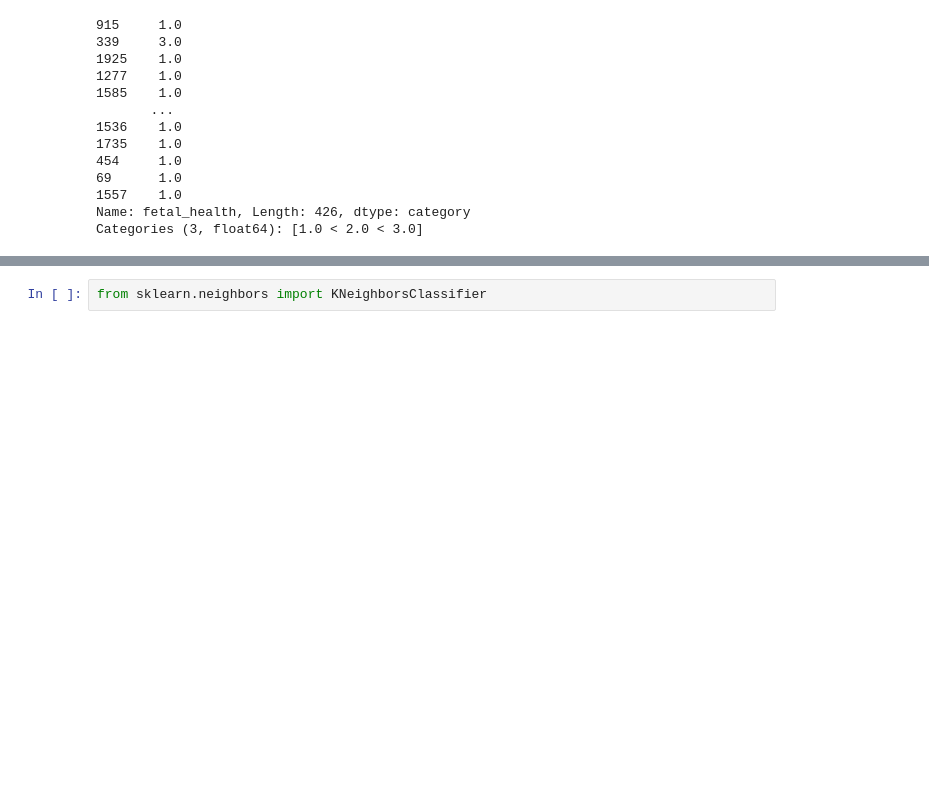
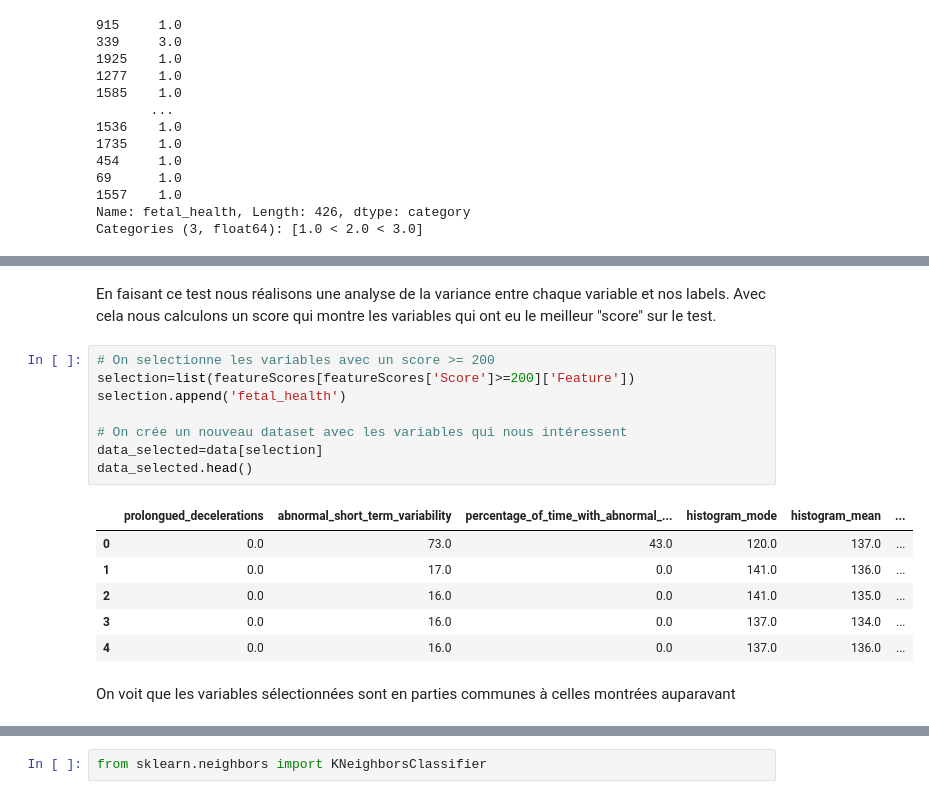
Before and after one commit to smanchajm/SY09-Fetal-Health-Prediction, a Jupyter notebook: supervised_prediction.ipynb, the cells around one changed output, grey strips where cells are left out. Cells and saved outputs as stored; diff of their text form; blank space fills up the shorter version.

```diff
--- a/supervised_prediction.ipynb
+++ b/supervised_prediction.ipynb
@@ -54,0 +101,19 @@ Categories (3, float64): [1.0 < 2.0 < 3.0]
+# %% [markdown]
+En faisant ce test nous réalisons une analyse de la variance entre chaque variable et nos labels. Avec cela nous calculons un score qui montre les variables qui ont eu le meilleur "score" sur le test.
+# %%
+# On selectionne les variables avec un score >= 200
+selection=list(featureScores[featureScores['Score']>=200]['Feature'])
+selection.append('fetal_health')
+
+# On crée un nouveau dataset avec les variables qui nous intéressent
+data_selected=data[selection]
+data_selected.head()
+# %% [output]
+|  | prolongued_decelerations | abnormal_short_term_variability | percentage_of_time_with_abnormal_... | histogram_mode | histogram_mean | ... |
+| 0 | 0.0 | 73.0 | 43.0 | 120.0 | 137.0 | ... |
+| 1 | 0.0 | 17.0 | 0.0 | 141.0 | 136.0 | ... |
+| 2 | 0.0 | 16.0 | 0.0 | 141.0 | 135.0 | ... |
+| 3 | 0.0 | 16.0 | 0.0 | 137.0 | 134.0 | ... |
+| 4 | 0.0 | 16.0 | 0.0 | 137.0 | 136.0 | ... |
+# %% [markdown]
+On voit que les variables sélectionnées sont en parties communes à celles montrées auparavant
```
Also changed, not shown: parts of 18 cells of this notebook, 1 other file.
